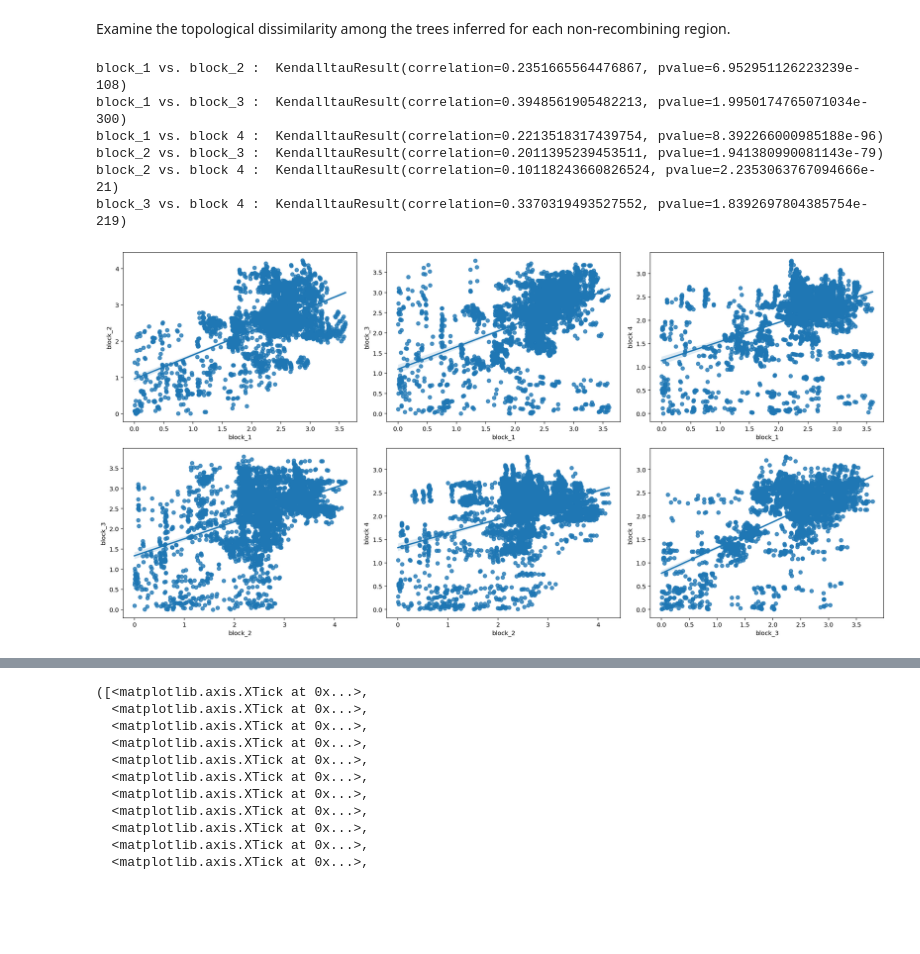
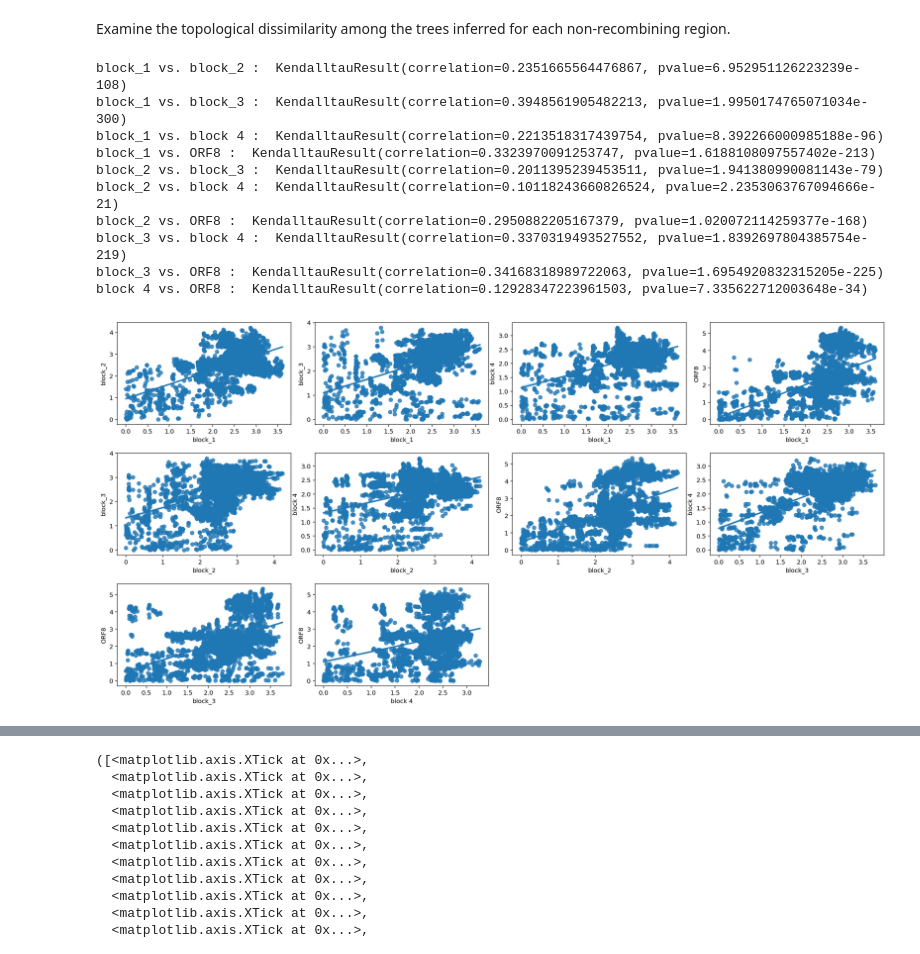
Before and after one commit to ryneches/CoronaARG, a Jupyter notebook: Recombination.ipynb, the cells around one changed output, grey strips where cells are left out. Drawn from its saved outputs; the diff is of its cells as text; code cells hidden in the pictures; blank space fills up the shorter version.

```diff
--- a/Recombination.ipynb
+++ b/Recombination.ipynb
@@ -243,33 +244,40 @@ block1t = SuchTree( 'trees/RAxML_bestTree.block_1' )
 block2t = SuchTree( 'trees/RAxML_bestTree.block_2' )
 block3t = SuchTree( 'trees/RAxML_bestTree.block_3' )
 block4t = SuchTree( 'trees/RAxML_bestTree.block_4' )
+ORF8t   = SuchTree( 'trees/RAxML_bestTree.ORF8'    )
 
 block1d = block1t.distances_by_name( list( combinations( block1t.leafnodes.values(), 2 ) ) )
 block2d = block2t.distances_by_name( list( combinations( block2t.leafnodes.values(), 2 ) ) )
 block3d = block3t.distances_by_name( list( combinations( block3t.leafnodes.values(), 2 ) ) )
 block4d = block4t.distances_by_name( list( combinations( block4t.leafnodes.values(), 2 ) ) )
+ORF8d   = ORF8t.distances_by_name(   list( combinations( ORF8t.leafnodes.values(),   2 ) ) )
 
 block_distances = pandas.DataFrame( { 'block_1' : block1d,
                                       'block_2' : block2d,
                                       'block_3' : block3d,
-                                      'block 4' : block4d } )
+                                      'block 4' : block4d,
+                                      'ORF8'    : ORF8d } )
 
 #g = seaborn.PairGrid( block_distances, diag_sharey=False )
 #g.map_upper( seaborn.regplot )
 #g.map_lower( seaborn.kdeplot, colors="C0" )
 #g.map_diag( seaborn.kdeplot, lw=2 )
 
 for n,(a,b) in enumerate( combinations( block_distances.columns, 2 ) ) :
-    subplot( 2, 3, n+1 )
+    subplot( 3, 4, n+1 )
     seaborn.regplot( a, b, data=block_distances )
     print( a + ' vs. ' + b + ' : ', kendalltau( block_distances[a], block_distances[b] ) )
 
 tight_layout()
 # %% [output]
 block_1 vs. block_2 :  KendalltauResult(correlation=0.2351665564476867, pvalue=6.952951126223239e-108)
 block_1 vs. block_3 :  KendalltauResult(correlation=0.3948561905482213, pvalue=1.9950174765071034e-300)
 block_1 vs. block 4 :  KendalltauResult(correlation=0.2213518317439754, pvalue=8.392266000985188e-96)
+block_1 vs. ORF8 :  KendalltauResult(correlation=0.3323970091253747, pvalue=1.6188108097557402e-213)
 block_2 vs. block_3 :  KendalltauResult(correlation=0.2011395239453511, pvalue=1.941380990081143e-79)
 block_2 vs. block 4 :  KendalltauResult(correlation=0.10118243660826524, pvalue=2.2353063767094666e-21)
+block_2 vs. ORF8 :  KendalltauResult(correlation=0.2950882205167379, pvalue=1.020072114259377e-168)
 block_3 vs. block 4 :  KendalltauResult(correlation=0.3370319493527552, pvalue=1.8392697804385754e-219)
+block_3 vs. ORF8 :  KendalltauResult(correlation=0.34168318989722063, pvalue=1.6954920832315205e-225)
+block 4 vs. ORF8 :  KendalltauResult(correlation=0.12928347223961503, pvalue=7.335622712003648e-34)
-[figure, old version]
+[figure, new version]
```
Also changed, not shown: parts of 19 cells of this notebook, 20 other files.
